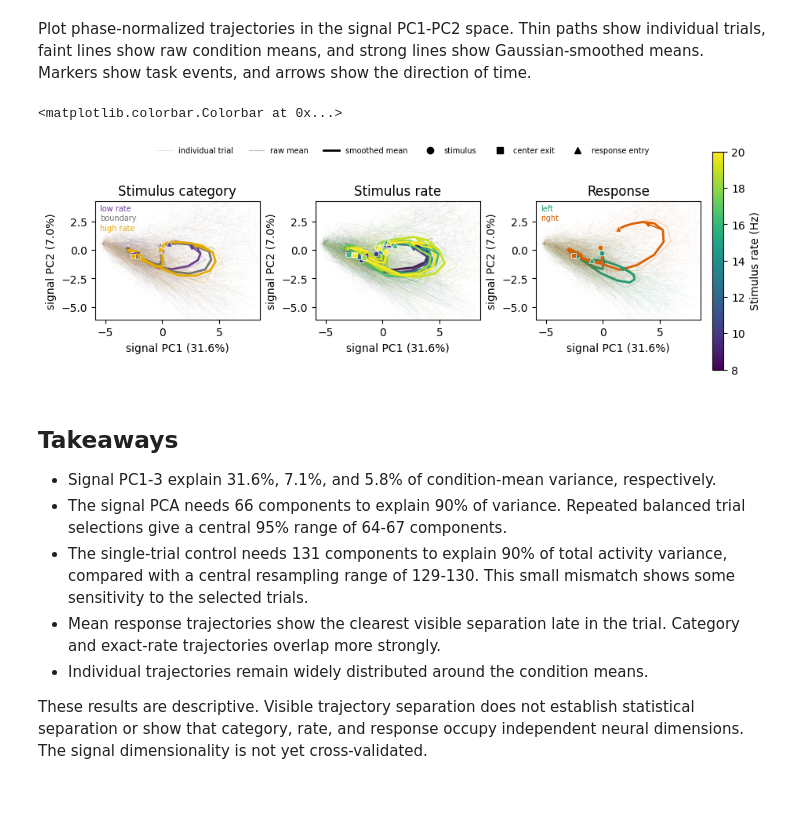
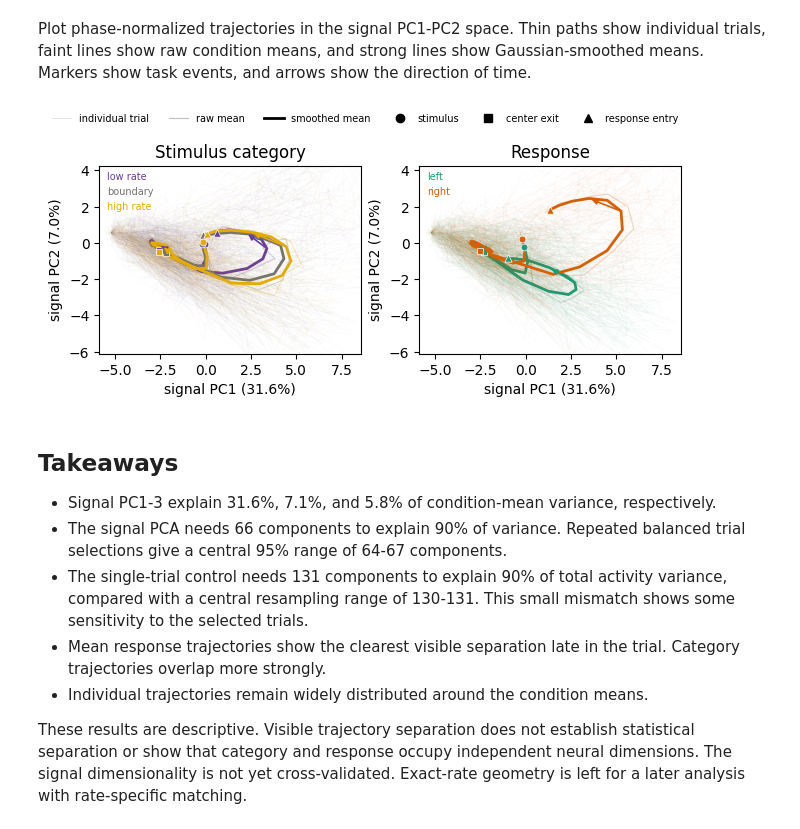
Before and after one commit to rojasgabriel/thesis, a Jupyter notebook: notebooks/ephys/population_geometry.ipynb, the cells around one changed output. Drawn from its saved outputs; the diff is of its cells as text; code cells hidden in the pictures; blank space fills up the shorter version.

Commit message:
refine population geometry analysis

```diff
--- a/notebooks/ephys/population_geometry.ipynb
+++ b/notebooks/ephys/population_geometry.ipynb
@@ -72,12 +70,13 @@ RESPONSE_COLORS = {-1: "#1B9E77", 1: "#D95F02"}
 
 Load synchronized trials and all units that pass the selected quality and stability filters.
 # %%
-trial_table = build_trial_table(SUBJECT, SESSION).copy()
+trial_table = build_trial_table(SUBJECT, SESSION, include_frames=False).copy()
 unit_table = fetch_unit_table(
     SUBJECT,
     SESSION,
     unit_criteria_id=UNIT_CRITERIA_ID,
     stability_param_id=STABILITY_PARAM_ID,
+    include_metrics=False,
 )
 
 trial_table["first_stim_s"] = trial_table["stim_pulse_times_s"].str[0]
@@ -328,8 +327,13 @@ for resample in range(N_RESAMPLES):
     resampled_indices = sample_balanced_indices(
         eligible_trials, resample_rng, replace=False
     )
+    resampled_activity, _ = standardize_population_activity(
+        phase_activity,
+        baseline_activity,
+        resampled_indices,
+    )
     resampled_signal_activity = condition_mean_activity(
-        standardized_phase_activity,
+        resampled_activity,
         eligible_trials,
         resampled_indices,
     )
@@ -337,7 +341,7 @@ for resample in range(N_RESAMPLES):
         resampled_signal_activity
     )
     _, resampled_single_trial_n_components_90[resample] = fit_population_pca(
-        standardized_phase_activity[resampled_indices]
+        resampled_activity[resampled_indices]
     )
 
 signal_resampling_interval = np.percentile(
@@ -466,27 +420,12 @@ display(
 # %% [markdown]
 Plot phase-normalized trajectories in the signal PC1-PC2 space. Thin paths show individual trials, faint lines show raw condition means, and strong lines show Gaussian-smoothed means. Markers show task events, and arrows show the direction of time.
 # %%
-rate_min = min(rate_groups)
-rate_max = max(rate_groups)
-rate_normalizer = Normalize(rate_min, rate_max if rate_max > rate_min else rate_min + 1)
-rate_colormap = plt.colormaps["viridis"]
 phase_group_specs = [
     (
         "Stimulus category",
         [
             (category.replace("_", " "), indices, CATEGORY_COLORS[category])
             for category, indices in category_groups.items()
-        ],
-    ),
-    (
-        "Stimulus rate",
-        [
-            (
-                f"{rate_hz:g} Hz",
-                indices,
-                rate_colormap(rate_normalizer(rate_hz)),
-            )
-            for rate_hz, indices in rate_groups.items()
         ],
     ),
     (
@@ -526,7 +465,7 @@ def add_group_key(ax, groups):
         )
 
 
-def plot_phase_groups(ax, groups, *, show_group_key):
+def plot_phase_groups(ax, groups):
     means = []
     for _, indices, color in groups:
         for trial_scores in signal_phase_scores[indices, :, :2]:
@@ -604,69 +543,58 @@ def plot_phase_groups(ax, groups, *, show_group_key):
             color,
         )
 
-    if show_group_key:
-        add_group_key(ax, groups)
+    add_group_key(ax, groups)
     ax.set_xlabel(f"signal PC1 ({100 * signal_pca.explained_variance_ratio_[0]:.1f}%)")
     ax.set_ylabel(f"signal PC2 ({100 * signal_pca.explained_variance_ratio_[1]:.1f}%)")
     ax.set_aspect("equal", adjustable="box")
     return means
 
 
-fig, axes = plt.subplots(1, 3, figsize=(9.2, 3.0), layout="constrained")
+fig, axes = plt.subplots(1, 2, figsize=(6.4, 3.0), layout="constrained")
 all_means = []
 for ax, (title, groups) in zip(axes, phase_group_specs, strict=True):
-    all_means.extend(
-        plot_phase_groups(ax, groups, show_group_key=title != "Stimulus rate")
-    )
+    all_means.extend(plot_phase_groups(ax, groups))
     ax.set_title(title)
 
 combined_means = np.concatenate(all_means, axis=0)
 trial_score_bounds = np.percentile(
     signal_phase_scores[:, :, :2].reshape(-1, 2),
     [1, 99],
     axis=0,
 )
 lower_bounds = np.minimum(trial_score_bounds[0], combined_means.min(axis=0))
 upper_bounds = np.maximum(trial_score_bounds[1], combined_means.max(axis=0))
 padding = max(
     1e-6, 0.05 * np.ptp(np.vstack([lower_bounds, upper_bounds]), axis=0).max()
 )
 for ax in axes:
     ax.set_xlim(lower_bounds[0] - padding, upper_bounds[0] + padding)
     ax.set_ylim(lower_bounds[1] - padding, upper_bounds[1] + padding)
 
 event_handles = [
     Line2D([], [], color="0.5", linewidth=0.5, alpha=0.3, label="individual trial"),
     Line2D([], [], color="black", linewidth=0.8, alpha=0.25, label="raw mean"),
     Line2D([], [], color="black", linewidth=2, label="smoothed mean"),
     Line2D([], [], color="black", marker="o", linestyle="none", label="stimulus"),
     Line2D([], [], color="black", marker="s", linestyle="none", label="center exit"),
     Line2D([], [], color="black", marker="^", linestyle="none", label="response entry"),
 ]
 fig.legend(
     handles=event_handles,
     frameon=False,
     fontsize=7,
     ncols=6,
     loc="upper center",
-)
-fig.colorbar(
-    plt.cm.ScalarMappable(norm=rate_normalizer, cmap=rate_colormap),
-    ax=axes,
-    label="Stimulus rate (Hz)",
-    fraction=0.025,
-    pad=0.02,
-)
+);
 # %% [output]
-<matplotlib.colorbar.Colorbar at 0x...>
-[figure, old version]
+[figure, new version]
 # %% [markdown]
 ## Takeaways
 
 - Signal PC1-3 explain 31.6%, 7.1%, and 5.8% of condition-mean variance, respectively.
 - The signal PCA needs 66 components to explain 90% of variance. Repeated balanced trial selections give a central 95% range of 64-67 components.
-- The single-trial control needs 131 components to explain 90% of total activity variance, compared with a central resampling range of 129-130. This small mismatch shows some sensitivity to the selected trials.
-- Mean response trajectories show the clearest visible separation late in the trial. Category and exact-rate trajectories overlap more strongly.
+- The single-trial control needs 131 components to explain 90% of total activity variance, compared with a central resampling range of 130-131. This small mismatch shows some sensitivity to the selected trials.
+- Mean response trajectories show the clearest visible separation late in the trial. Category trajectories overlap more strongly.
 - Individual trajectories remain widely distributed around the condition means.
 
-These results are descriptive. Visible trajectory separation does not establish statistical separation or show that category, rate, and response occupy independent neural dimensions. The signal dimensionality is not yet cross-validated.
+These results are descriptive. Visible trajectory separation does not establish statistical separation or show that category and response occupy independent neural dimensions. The signal dimensionality is not yet cross-validated. Exact-rate geometry is left for a later analysis with rate-specific matching.
```
Also changed, not shown: parts of 7 cells of this notebook, 1 other file.
